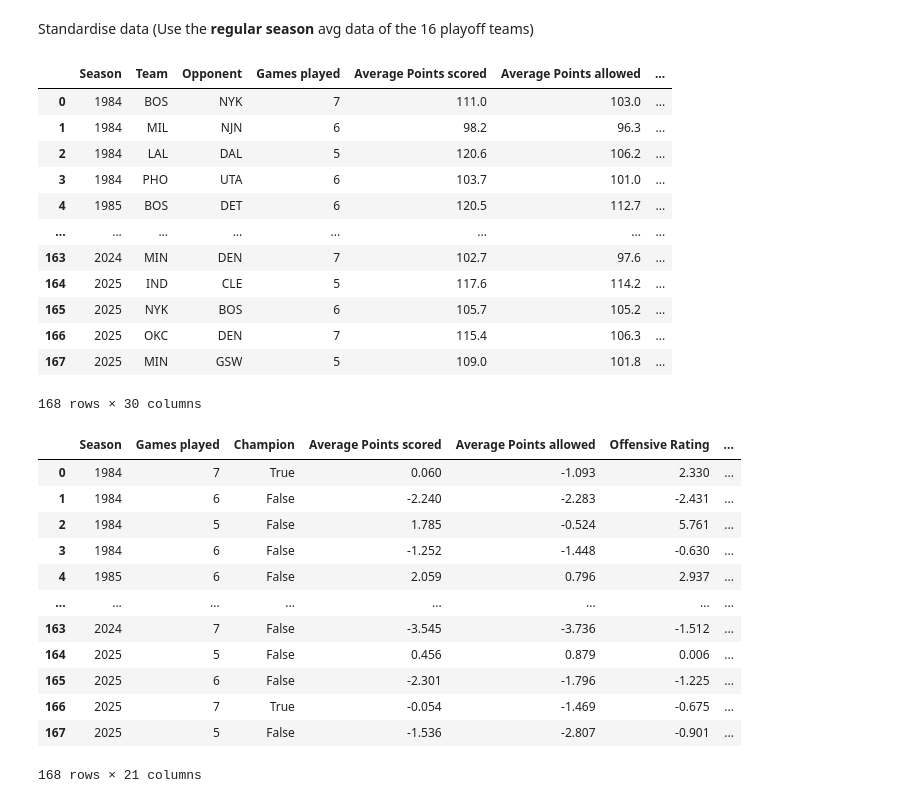
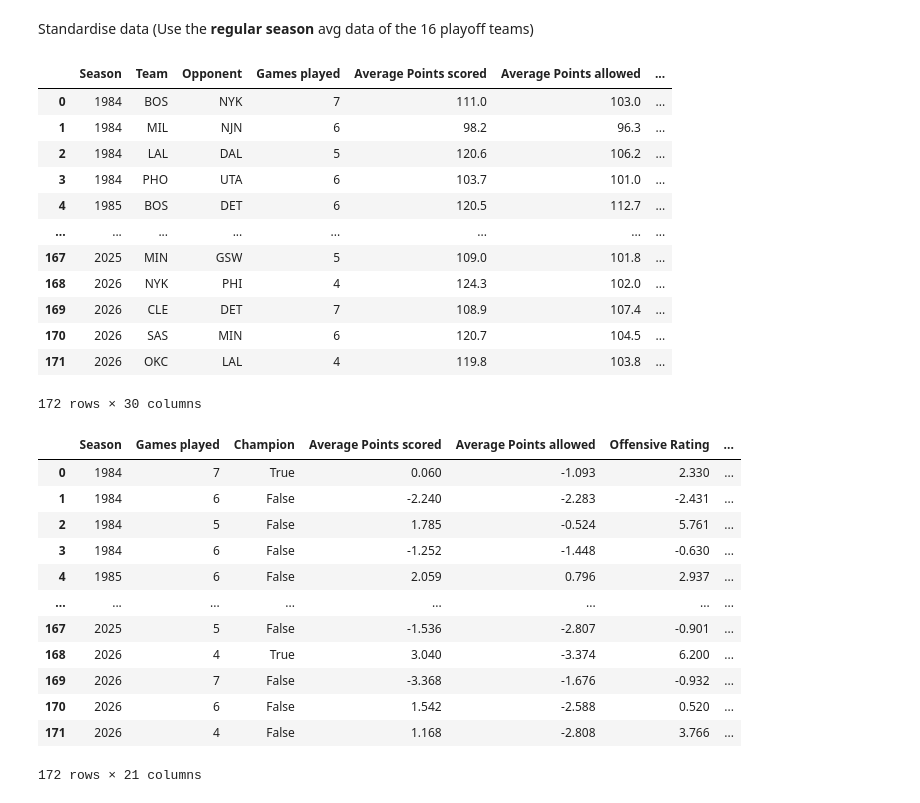
Before and after one commit to GalahadJr-1214/2026-Statistics-Final-Project, a Jupyter notebook: Final Project/dara_augmentation.ipynb, the cells around one changed output. Drawn from its saved outputs; the diff is of its cells as text; code cells hidden in the pictures.

```diff
--- a/Final Project/dara_augmentation.ipynb
+++ b/Final Project/dara_augmentation.ipynb
@@ -112,40 +110,40 @@ Standardise data (Use the **regular season** avg data of the 16 playoff teams)
 # %%
 # preprocess
 playoff_teams = pd.read_csv('nba_playoff_teams_RAW_1984_2026.csv')
-playoff_teams = playoff_teams[playoff_teams['Season'] < 2026]
+# playoff_teams = playoff_teams[playoff_teams['Season'] < 2026]
 
 playoff_teams.rename({'PTS': 'Average Points scored', 'OPP_PTS': 'Average Points allowed', 'ORtg': 'Offensive Rating', \
     'DRtg': 'Defensive Rating'}, axis=1, inplace=True)
 
 for col in playoff_teams.columns:
     if playoff_teams[col].dtype == 'float64' and playoff_teams[col].max() <= 1:
         playoff_teams[col] = (playoff_teams[col] * 100).round(3)
 
 playoff_teams['Net Rating'] = (playoff_teams['Offensive Rating'] - playoff_teams['Defensive Rating']).round(3)
 playoff_teams['Average Points Difference'] = (playoff_teams['Average Points scored'] - playoff_teams['Average Points allowed']).round(3)
 playoff_teams['eFG% Difference'] = ((playoff_teams['eFG%'] - playoff_teams['Opp eFG%'])).round(3)
 playoff_teams['TOV% Difference'] = ((playoff_teams['TOV%'] - playoff_teams['Opp TOV%'])).round(3)
 playoff_teams['ORB% Difference'] = (playoff_teams['ORB%'] + playoff_teams['DRB%'] - 100).round(3)
 playoff_teams['FT/FGA Difference'] = (playoff_teams['FT/FGA'] - playoff_teams['Opp FT/FGA']).round(3)
 
 data = pd.read_csv('nba_second_round_history_augmented.csv')
 advanced = pd.read_csv('nba_second_round_history_advance.csv').drop(columns=['Opponent', 'Games played', 'Champion'])
 data = pd.merge(data, advanced, on=['Season' ,'Team'], how='left')
 data
 # %% [output]
 |  | Season | Team | Opponent | Games played | Average Points scored | Average Points allowed | ... |
 | 0 | 1984 | BOS | NYK | 7 | 111.0 | 103.0 | ... |
 | 1 | 1984 | MIL | NJN | 6 | 98.2 | 96.3 | ... |
 | 2 | 1984 | LAL | DAL | 5 | 120.6 | 106.2 | ... |
 | 3 | 1984 | PHO | UTA | 6 | 103.7 | 101.0 | ... |
 | 4 | 1985 | BOS | DET | 6 | 120.5 | 112.7 | ... |
 | ... | ... | ... | ... | ... | ... | ... | ... |
-| 163 | 2024 | MIN | DEN | 7 | 102.7 | 97.6 | ... |
-| 164 | 2025 | IND | CLE | 5 | 117.6 | 114.2 | ... |
-| 165 | 2025 | NYK | BOS | 6 | 105.7 | 105.2 | ... |
-| 166 | 2025 | OKC | DEN | 7 | 115.4 | 106.3 | ... |
 | 167 | 2025 | MIN | GSW | 5 | 109.0 | 101.8 | ... |
+| 168 | 2026 | NYK | PHI | 4 | 124.3 | 102.0 | ... |
+| 169 | 2026 | CLE | DET | 7 | 108.9 | 107.4 | ... |
+| 170 | 2026 | SAS | MIN | 6 | 120.7 | 104.5 | ... |
+| 171 | 2026 | OKC | LAL | 4 | 119.8 | 103.8 | ... |
-168 rows × 30 columns
+172 rows × 30 columns
 # %%
 # 1. Identify the numeric columns present in BOTH DataFrames
 stats_to_standardize = [
@@ -189,9 +187,9 @@ standard_df
 | 3 | 1984 | 6 | False | -1.252 | -1.448 | -0.630 | ... |
 | 4 | 1985 | 6 | False | 2.059 | 0.796 | 2.937 | ... |
 | ... | ... | ... | ... | ... | ... | ... | ... |
-| 163 | 2024 | 7 | False | -3.545 | -3.736 | -1.512 | ... |
-| 164 | 2025 | 5 | False | 0.456 | 0.879 | 0.006 | ... |
-| 165 | 2025 | 6 | False | -2.301 | -1.796 | -1.225 | ... |
-| 166 | 2025 | 7 | True | -0.054 | -1.469 | -0.675 | ... |
 | 167 | 2025 | 5 | False | -1.536 | -2.807 | -0.901 | ... |
+| 168 | 2026 | 4 | True | 3.040 | -3.374 | 6.200 | ... |
+| 169 | 2026 | 7 | False | -3.368 | -1.676 | -0.932 | ... |
+| 170 | 2026 | 6 | False | 1.542 | -2.588 | 0.520 | ... |
+| 171 | 2026 | 4 | False | 1.168 | -2.808 | 3.766 | ... |
-168 rows × 21 columns
+172 rows × 21 columns
```
Also changed, not shown: parts of 3 cells of this notebook, 5 other files.
